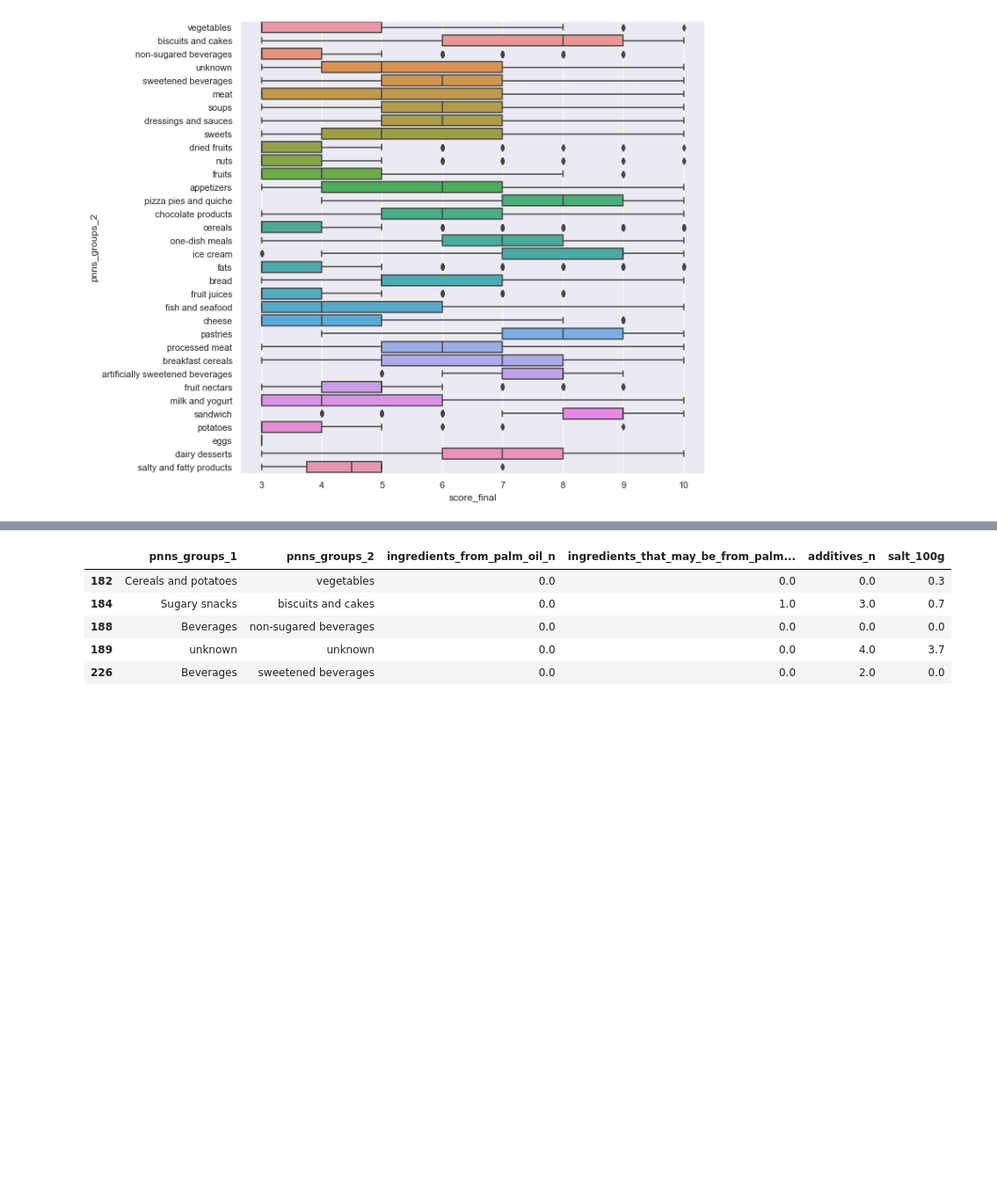
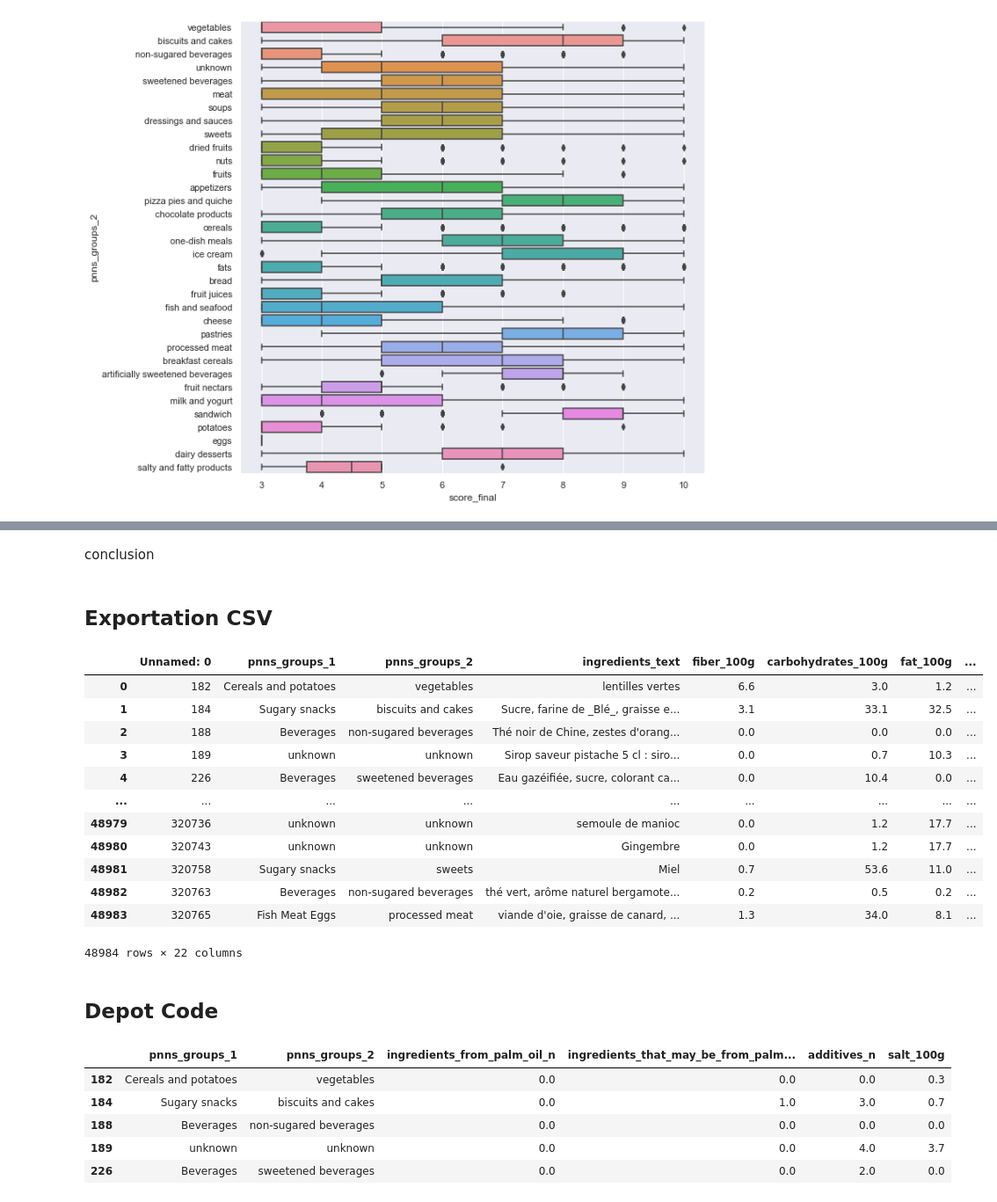
Before and after one commit to ArhurK/P3-Concevez-une-application-au-service-de-la-sante-publique, a Jupyter notebook: P3.ipynb, the cells around one changed output, grey strips where cells are left out. Shown at 88% size. Drawn from its saved outputs; the diff is of its cells as text; code cells hidden in the pictures; blank space fills up the shorter version.

```diff
--- a/P3.ipynb
+++ b/P3.ipynb
@@ -1183,0 +1259,2 @@ L'analyse se centrera autour de ce nouveau score : corrélations avec les variab
+# %% [markdown]
+conclusion
@@ -1183,0 +1267,2 @@ L'analyse se centrera autour de ce nouveau score : corrélations avec les variab
+# %% [markdown]
+## Exportation CSV
@@ -1184,3 +1271,21 @@ L'analyse se centrera autour de ce nouveau score : corrélations avec les variab
+# %%
+pd.read_csv('P3_cleané.csv')
+# %% [output]
+|  | Unnamed: 0 | pnns_groups_1 | pnns_groups_2 | ingredients_text | fiber_100g | carbohydrates_100g | fat_100g | ... |
+| 0 | 182 | Cereals and potatoes | vegetables | lentilles vertes | 6.6 | 3.0 | 1.2 | ... |
+| 1 | 184 | Sugary snacks | biscuits and cakes | Sucre, farine de _Blé_, graisse e... | 3.1 | 33.1 | 32.5 | ... |
+| 2 | 188 | Beverages | non-sugared beverages | Thé noir de Chine, zestes d'orang... | 0.0 | 0.0 | 0.0 | ... |
+| 3 | 189 | unknown | unknown | Sirop saveur pistache 5 cl : siro... | 0.0 | 0.7 | 10.3 | ... |
+| 4 | 226 | Beverages | sweetened beverages | Eau gazéifiée, sucre, colorant ca... | 0.0 | 10.4 | 0.0 | ... |
+| ... | ... | ... | ... | ... | ... | ... | ... | ... |
+| 48979 | 320736 | unknown | unknown | semoule de manioc | 0.0 | 1.2 | 17.7 | ... |
+| 48980 | 320743 | unknown | unknown | Gingembre | 0.0 | 1.2 | 17.7 | ... |
+| 48981 | 320758 | Sugary snacks | sweets | Miel | 0.7 | 53.6 | 11.0 | ... |
+| 48982 | 320763 | Beverages | non-sugared beverages | thé vert, arôme naturel bergamote... | 0.2 | 0.5 | 0.2 | ... |
+| 48983 | 320765 | Fish Meat Eggs | processed meat | viande d'oie, graisse de canard, ... | 1.3 | 34.0 | 8.1 | ... |
+48984 rows × 22 columns
+# %% [markdown]
+## Depot Code
 # %%
 additifs = db[['pnns_groups_1','pnns_groups_2','ingredients_from_palm_oil_n','ingredients_that_may_be_from_palm_oil_n','additives_n','salt_100g']]
 additifs.head()
```
Also changed, not shown: parts of 55 cells of this notebook.
